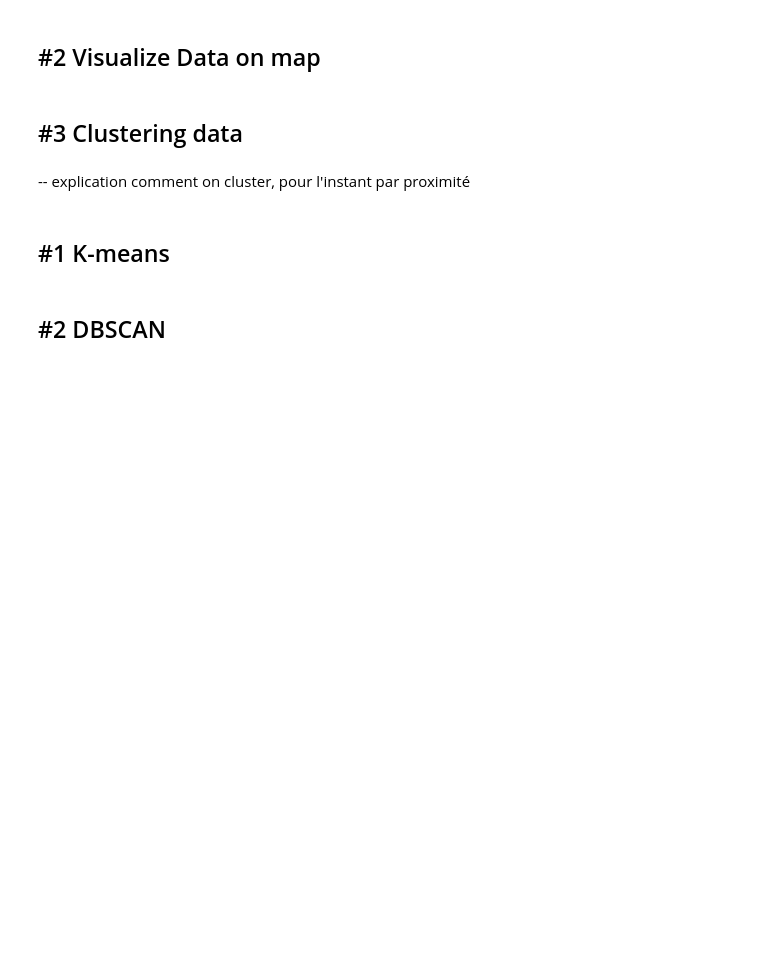
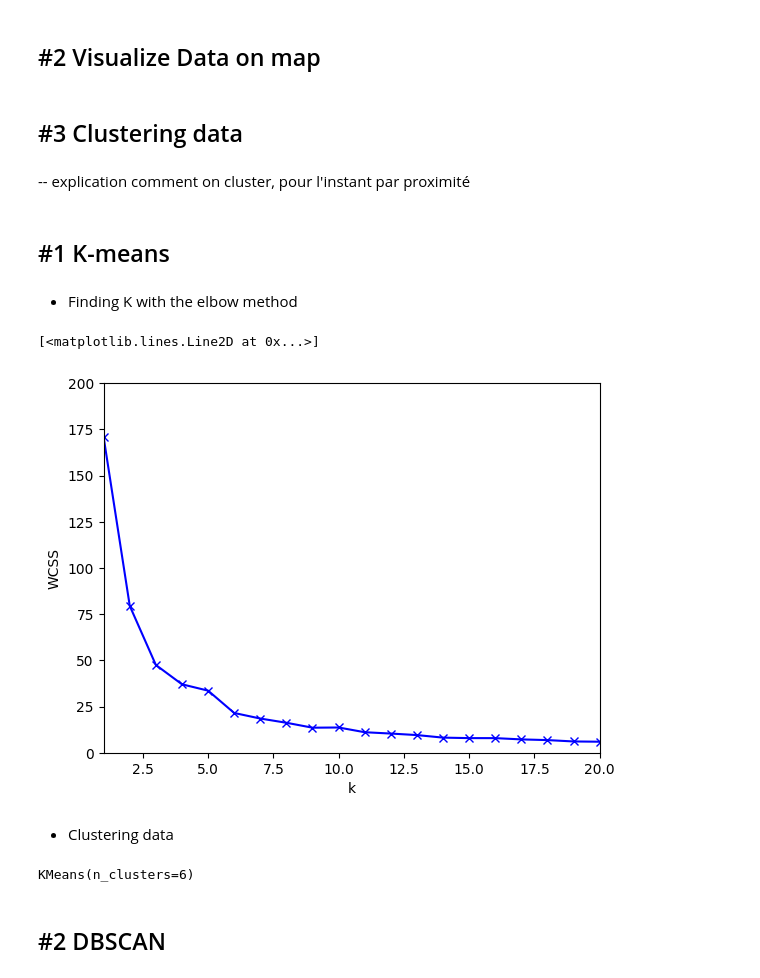
Before and after one commit to Diego-LarrazM/Data-Lyon-Mining_4IF, a Jupyter notebook: exploration-grand-lyon.ipynb, the cells around one changed output. Cells and saved outputs as stored; diff of their text form; code cells hidden in the pictures; blank space fills up the shorter version.

Commit message:
K_means

```diff
--- a/exploration-grand-lyon.ipynb
+++ b/exploration-grand-lyon.ipynb
@@ -326,15 +327,42 @@ map_lyon.save("lyon_map_unclustered.html")
 ## #3 Clustering data
 # %% [markdown]
 -- explication comment on cluster, pour l'instant par proximité
+# %%
+clustered_data = parsed_data
 # %% [markdown]
 ## #1 K-means
+# %% [markdown]
+- Finding K with the elbow method
+# %%
+ks_df = pd.DataFrame(columns=["k", "WCSS"])
+for k in range(1,21):
+    kmeans = cl.KMeans(n_clusters=k, init='k-means++')
+    kmeans.fit(clustered_data[["lat","long"]])
+    new_row = pd.DataFrame({"k": [k], "WCSS": [kmeans.inertia_]})
+    ks_df = pd.concat([ks_df, new_row], ignore_index=True)
+
+plt.axis([1, 20, 0, 200])
+plt.xlabel("k")
+plt.ylabel("WCSS")
+plt.plot(ks_df["k"], ks_df["WCSS"], "-xb")
+# %% [output]
+[<matplotlib.lines.Line2D at 0x...>]
+[figure, added]
+# %% [markdown]
+- Clustering data
 # %%
-Km_clustered_data = parsed_data
 # number of clusters
-k = 3
+k = 6 # set to optimal k found with elbow method
 # create a model
 kmeans = cl.KMeans(n_clusters=k, init='k-means++')
 # fit scaled data
-kmeans.fit(Km_clustered_data["lat","long"])
+kmeans.fit(clustered_data[["lat","long"]])
+# Add labels to data
+clustered_data = clustered_data.join(pd.DataFrame({"cluster kmeans": kmeans.labels_}))
+#error
+inertia = kmeans.inertia_
+print(f"Sum of squared distances: {inertia}")
+# %% [output]
+KMeans(n_clusters=6)
 # %% [markdown]
 ## #2 DBSCAN
```
Also changed, not shown: parts of 1 cell of this notebook.
